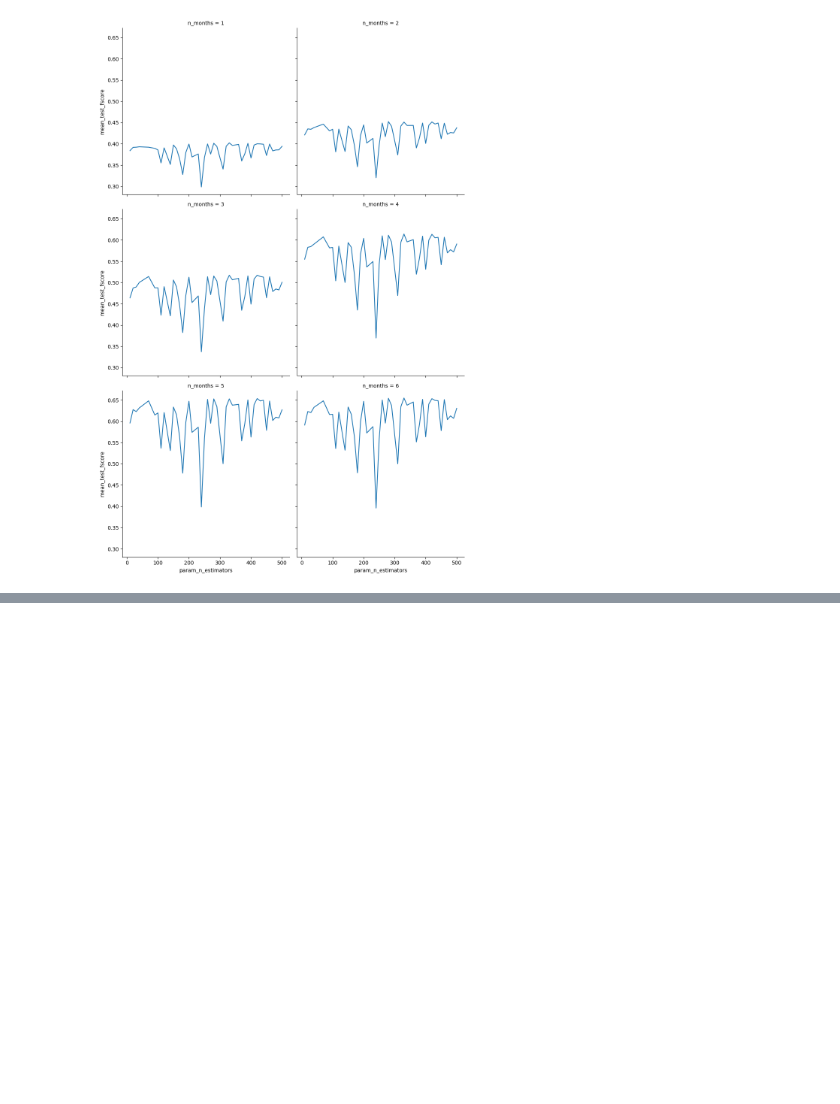
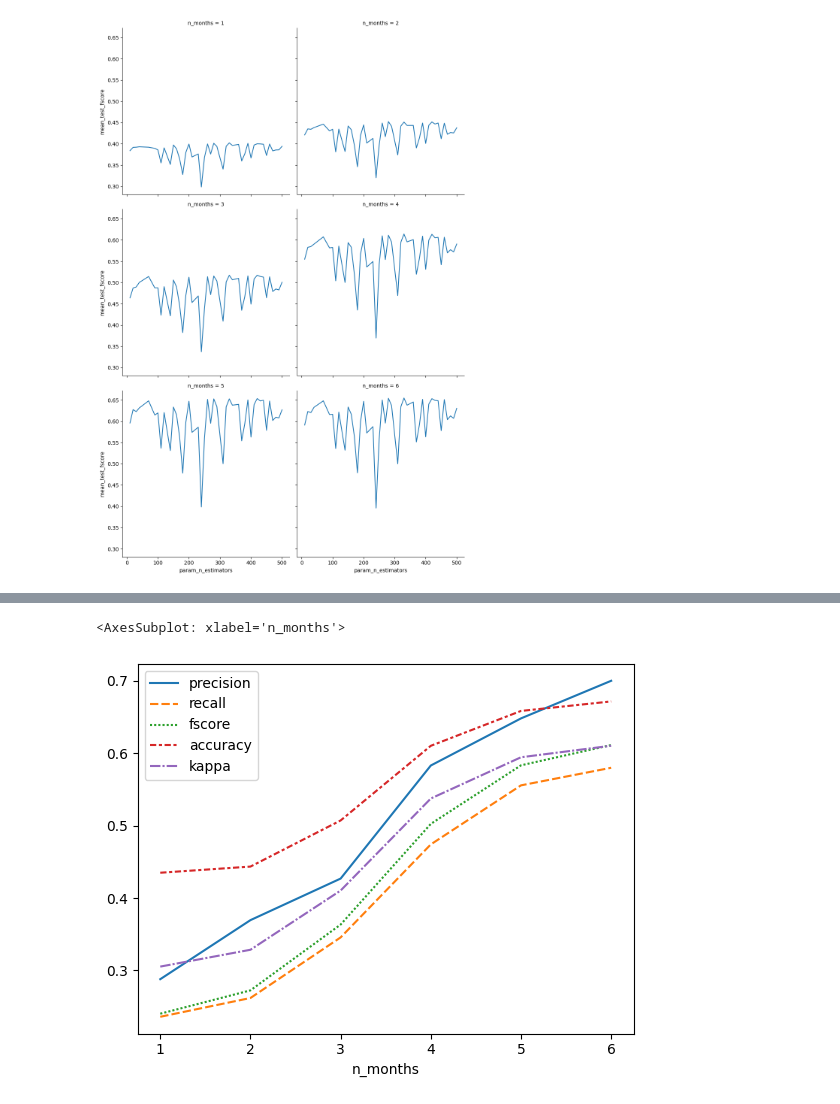
Before and after one commit to PavelSyomin/crop-classification, a Jupyter notebook: Crop Classification.ipynb, the cells around one changed output, grey strips where cells are left out. Drawn from its saved outputs; the diff is of its cells as text; code cells hidden in the pictures; blank space fills up the shorter version.

```diff
--- a/Crop Classification.ipynb
+++ b/Crop Classification.ipynb
@@ -388,7 +397,7 @@ def get_test_scores(results):
     df_index = range(1, len(results) + 1)
     scores = [
         result["stats"]["test_scores"]
-        for result in rf_results.values()
+        for result in results.values()
     ]
     df = pd.DataFrame(scores, index=df_index)
     df.rename_axis("n_months", inplace=True)
@@ -473,0 +489,6 @@ plot_cross_val_scores(rf_cross_val_scores, "n_estimators", "fscore")
+# %%
+with open(dumps_path / "lgbm_results.dump", "rb") as f:
+    lgbm_results = pickle.load(f)
+# %%
+lgbm_test_scores = get_test_scores(lgbm_results)
+lgbm_test_scores
@@ -473,0 +504,5 @@ plot_cross_val_scores(rf_cross_val_scores, "n_estimators", "fscore")
+# %%
+sns.lineplot(data=lgbm_test_scores)
+# %% [output]
+<AxesSubplot: xlabel='n_months'>
+[figure, added]
```
Also changed, not shown: parts of 14 cells of this notebook.
